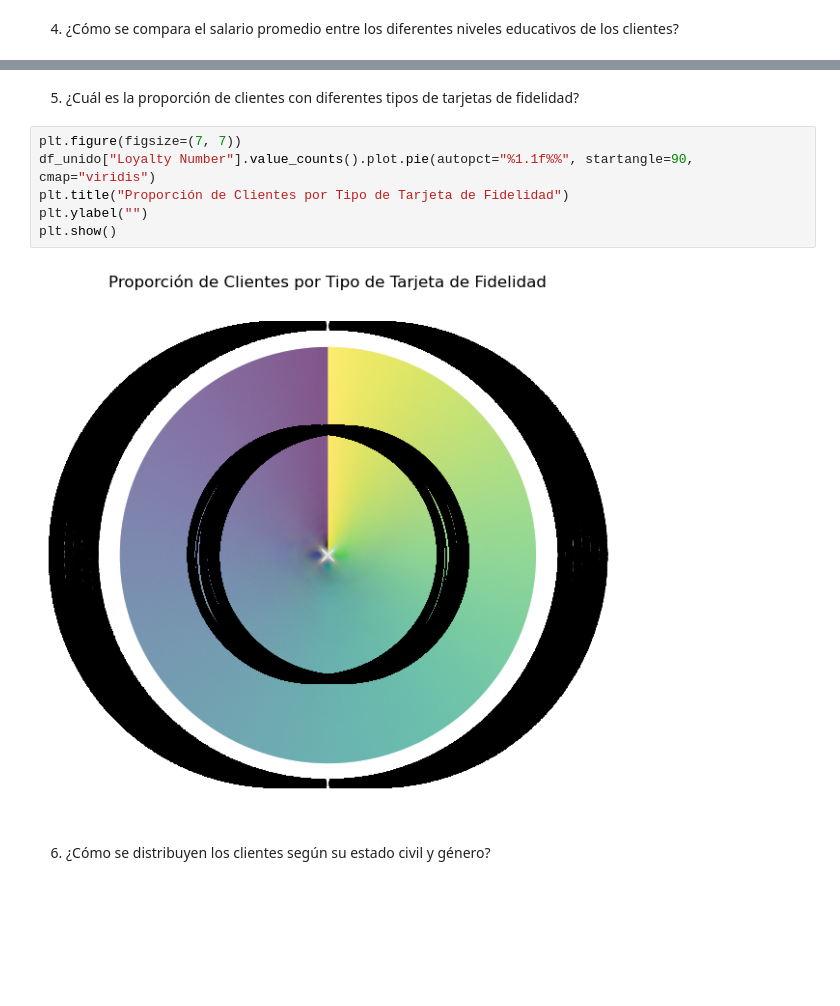
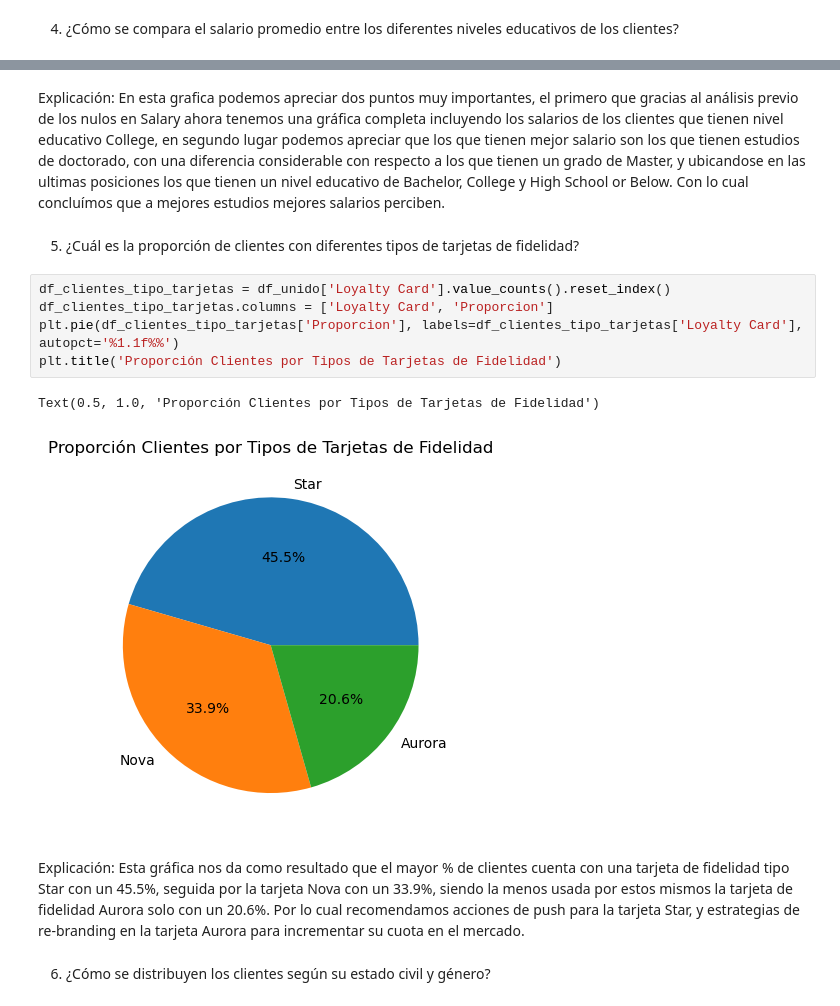
Before and after one commit to Adalab/bda-modulo-3-evaluacion-final-Maleni86, a Jupyter notebook: Evaluación_final.ipynb, the cells around one changed output, grey strips where cells are left out. Cells and saved outputs as stored; diff of their text form; blank space fills up the shorter version.

```diff
--- a/Evaluación_final.ipynb
+++ b/Evaluación_final.ipynb
@@ -565,13 +534,17 @@ plt.show()
+# %% [markdown]
+Explicación: En esta grafica podemos apreciar dos puntos muy importantes, el primero que gracias al análisis previo de los nulos en Salary ahora tenemos una gráfica completa incluyendo los salarios de los clientes que tienen nivel educativo College, en segundo lugar podemos apreciar que los que tienen mejor salario son los que tienen estudios de doctorado, con una diferencia considerable con respecto a los que tienen un grado de Master, y ubicandose en las ultimas posiciones los que tienen un nivel educativo de Bachelor, College y High School or Below. Con lo cual concluímos que a mejores estudios mejores salarios perciben.
 # %% [markdown]
 5) ¿Cuál es la proporción de clientes con diferentes tipos de tarjetas de fidelidad?
 # %%
-plt.figure(figsize=(7, 7))
-df_unido["Loyalty Number"].value_counts().plot.pie(autopct="%1.1f%%", startangle=90, cmap="viridis")
-plt.title("Proporción de Clientes por Tipo de Tarjeta de Fidelidad")
-plt.ylabel("")
-plt.show()
+df_clientes_tipo_tarjetas = df_unido['Loyalty Card'].value_counts().reset_index()
+df_clientes_tipo_tarjetas.columns = ['Loyalty Card', 'Proporcion']
+plt.pie(df_clientes_tipo_tarjetas['Proporcion'], labels=df_clientes_tipo_tarjetas['Loyalty Card'], autopct='%1.1f%%')
+plt.title('Proporción Clientes por Tipos de Tarjetas de Fidelidad')
 # %% [output]
+Text(0.5, 1.0, 'Proporción Clientes por Tipos de Tarjetas de Fidelidad')
-[figure, old version]
+[figure, new version]
+# %% [markdown]
+Explicación: Esta gráfica nos da como resultado que el mayor % de clientes cuenta con una tarjeta de fidelidad tipo Star con un 45.5%, seguida por la tarjeta Nova con un 33.9%, siendo la menos usada por estos mismos la tarjeta de fidelidad Aurora solo con un 20.6%. Por lo cual recomendamos acciones de push para la tarjeta Star, y estrategias de re-branding en la tarjeta Aurora para incrementar su cuota en el mercado.
 # %% [markdown]
 6) ¿Cómo se distribuyen los clientes según su estado civil y género?
 # %%
```
Also changed, not shown: parts of 13 cells of this notebook, 2 other files.
